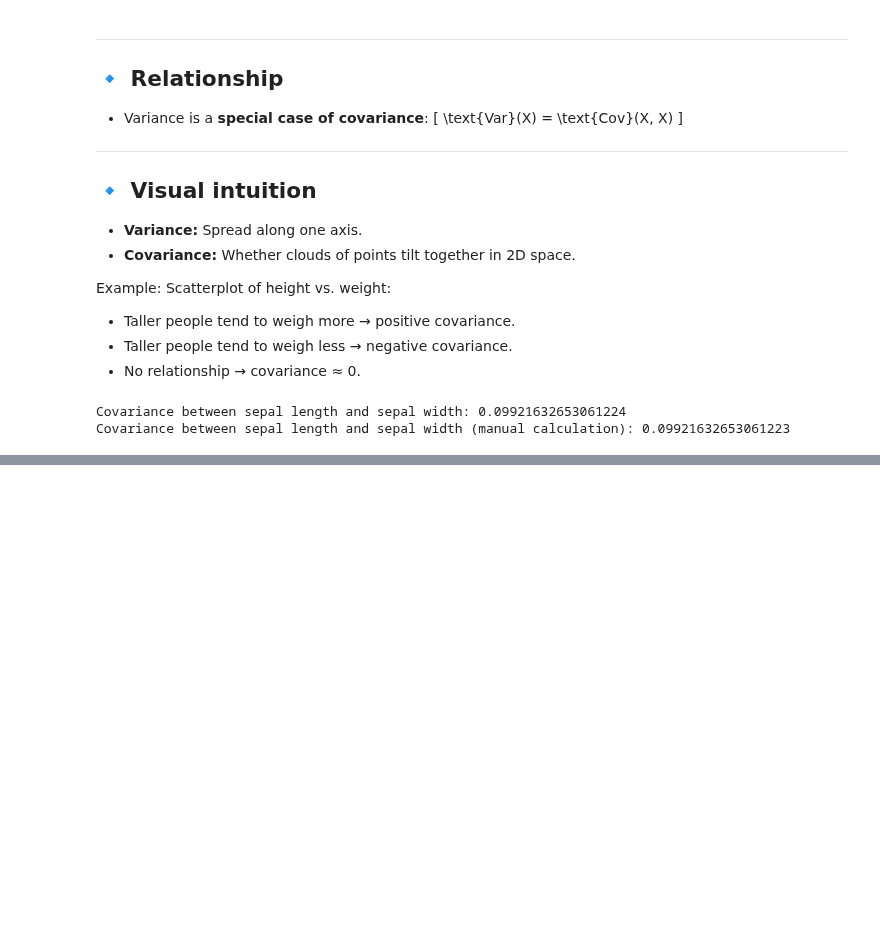
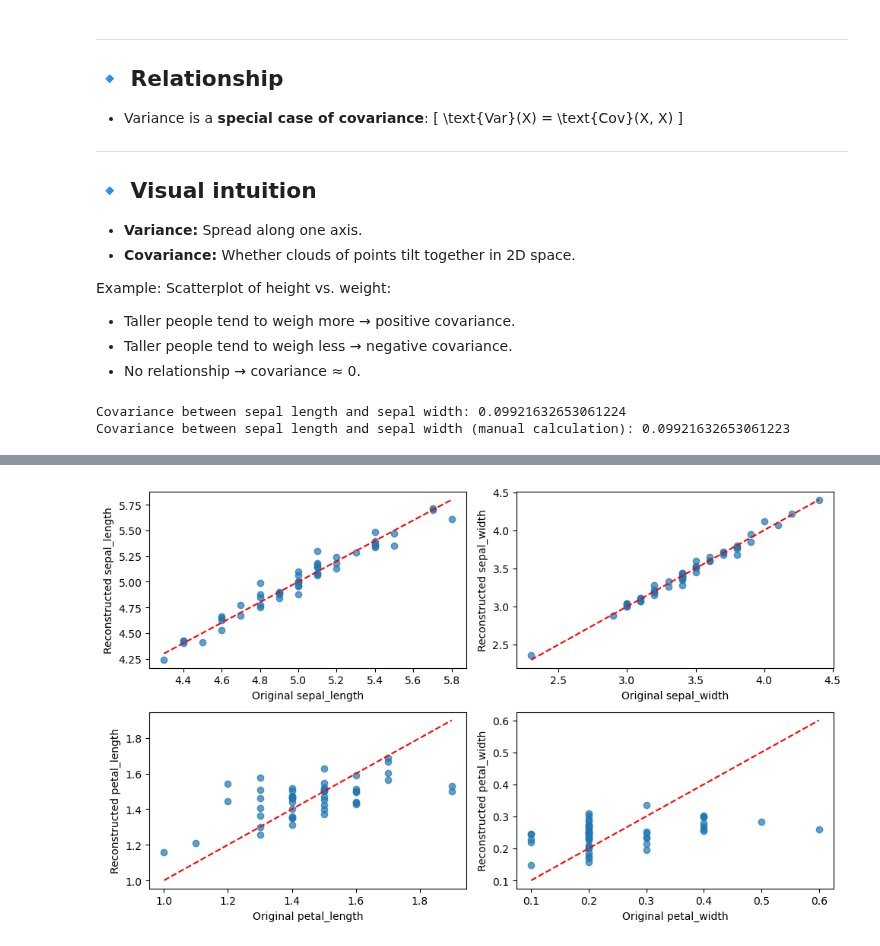
Before and after one commit to FrederikVA/DTUImageAnalysis, a Jupyter notebook: exercises/ex1b-PCA/exercises1b.ipynb, the cells around one changed output, grey strips where cells are left out. Cells and saved outputs as stored; diff of their text form; code cells hidden in the pictures; blank space fills up the shorter version.

```diff
--- a/exercises/ex1b-PCA/exercises1b.ipynb
+++ b/exercises/ex1b-PCA/exercises1b.ipynb
@@ -102,0 +252,20 @@ NameError: name 'plt' is not defined
+# %%
+# Keeping only the main components
+# We already have:
+# - data (mean-centered original data)
+# - vectors (eigenvectors, shape (features, components))
+# - eigvals (eigenvalues)
+# - mn (mean of original data)
+
+# Step 1: Project onto first 2 PCs
+proj_2d = data.dot(vectors[:, :2])   # shape (n_samples, 2)
+
+# Step 2: Reconstruct back to original space (approximation)
+reconstructed = proj_2d.dot(vectors[:, :2].T) + mn  # add mean back
+
+print("Original shape:", data.shape)
+print("Reconstructed shape:", reconstructed.shape)
+
+# Step 3: Compare to original (just to see how close)
+error = np.mean((x - reconstructed) ** 2)
+print("Mean squared reconstruction error:", error)
@@ -102,0 +299,18 @@ NameError: name 'plt' is not defined
+# %%
+import matplotlib.pyplot as plt
+
+fig, axes = plt.subplots(2, 2, figsize=(10, 6))
+cols = ['sepal_length', 'sepal_width', 'petal_length', 'petal_width']
+
+for i, ax in enumerate(axes.flat):
+    ax.scatter(x[:, i], reconstructed[:, i], alpha=0.7)
+    ax.set_xlabel("Original " + cols[i])
+    ax.set_ylabel("Reconstructed " + cols[i])
+    ax.plot([x[:, i].min(), x[:, i].max()],
+            [x[:, i].min(), x[:, i].max()],
+            'r--')  # diagonal line for reference
+
+plt.tight_layout()
+plt.show()
+# %% [output]
+[figure, added]
```
Also changed, not shown: parts of 12 cells of this notebook, 2 other files.
